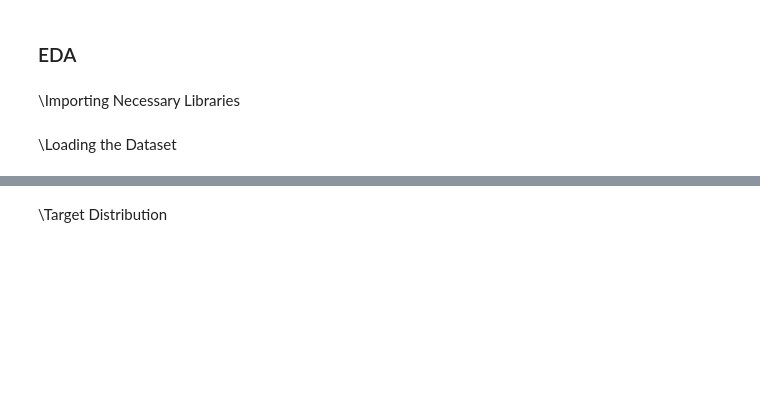
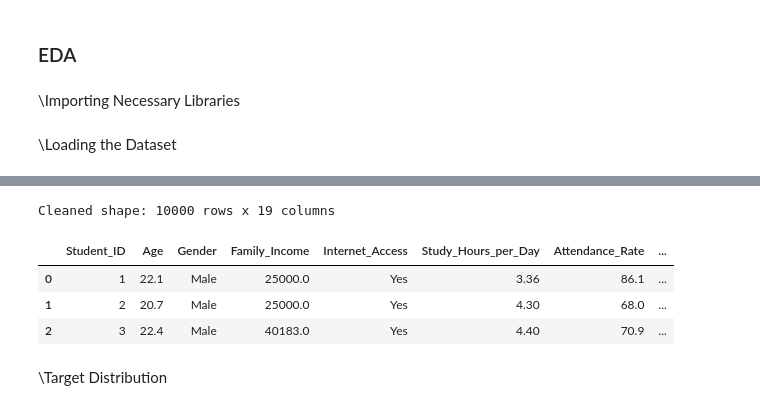
Before and after one commit to nithishg-ng/Educational-Analytics-Platform, a Jupyter notebook: notebooks/EDA.ipynb, the cells around one changed output, grey strips where cells are left out. Saved outputs shown, nothing was run; the diff lists cells and outputs as text; code cells hidden in the pictures; blank space fills up the shorter version.

```diff
--- a/notebooks/EDA.ipynb
+++ b/notebooks/EDA.ipynb
@@ -18,5 +18,16 @@ plt.rcParams['figure.figsize'] = (10,6)
 # %% [markdown]
 \Loading the Dataset
 # %%
+import sys
+sys.path.insert(0,"../src")
+
+from data_cleaning import clean_dataset
+
 df_raw = pd.read_csv(r"C:\NG\Educational-Analytics-Platform\data\raw\student_dropout_dataset.csv")
 target = "Dropout"
+
+df, cleaning_report = clean_dataset(df_raw, target=target)
+
+print(f"Cleaned shape: {df.shape[0]} rows x {df.shape[1]} columns")
+df.head(3)
+# %% [output]
@@ -23,3 +41,8 @@ target = "Dropout"
+Cleaned shape: 10000 rows x 19 columns
+|  | Student_ID | Age | Gender | Family_Income | Internet_Access | Study_Hours_per_Day | Attendance_Rate | ... |
+| 0 | 1 | 22.1 | Male | 25000.0 | Yes | 3.36 | 86.1 | ... |
+| 1 | 2 | 20.7 | Male | 25000.0 | Yes | 4.30 | 68.0 | ... |
+| 2 | 3 | 22.4 | Male | 40183.0 | Yes | 4.40 | 70.9 | ... |
 # %% [markdown]
 \Target Distribution
 # %%
```
Also changed, not shown: parts of 9 cells of this notebook, 6 other files.
